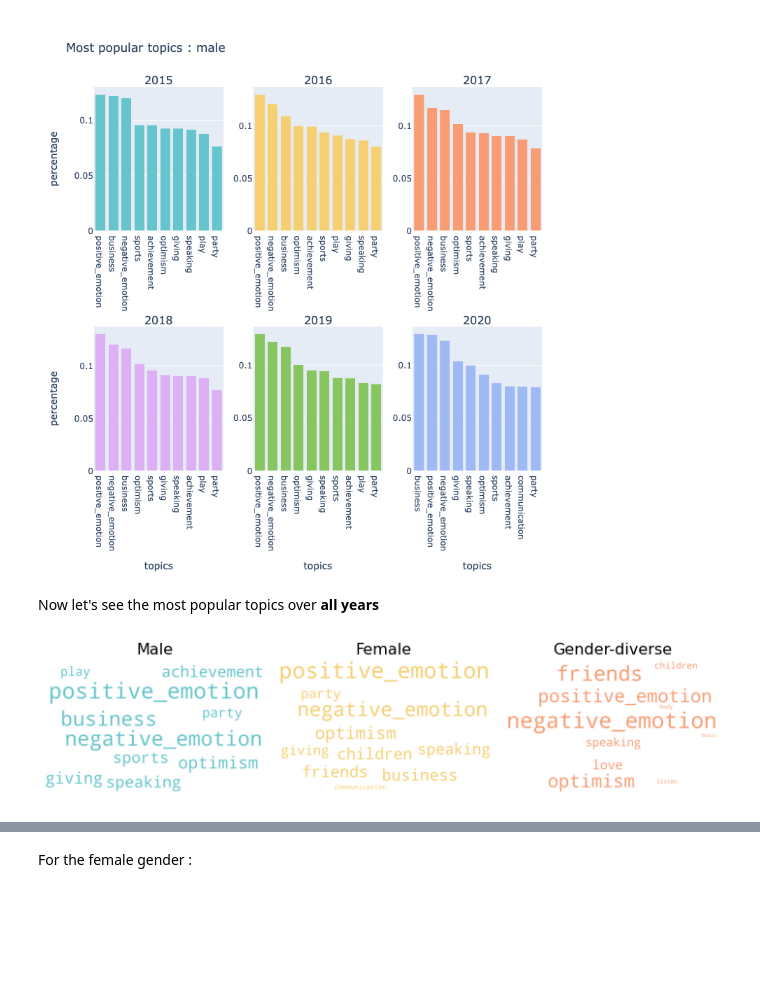
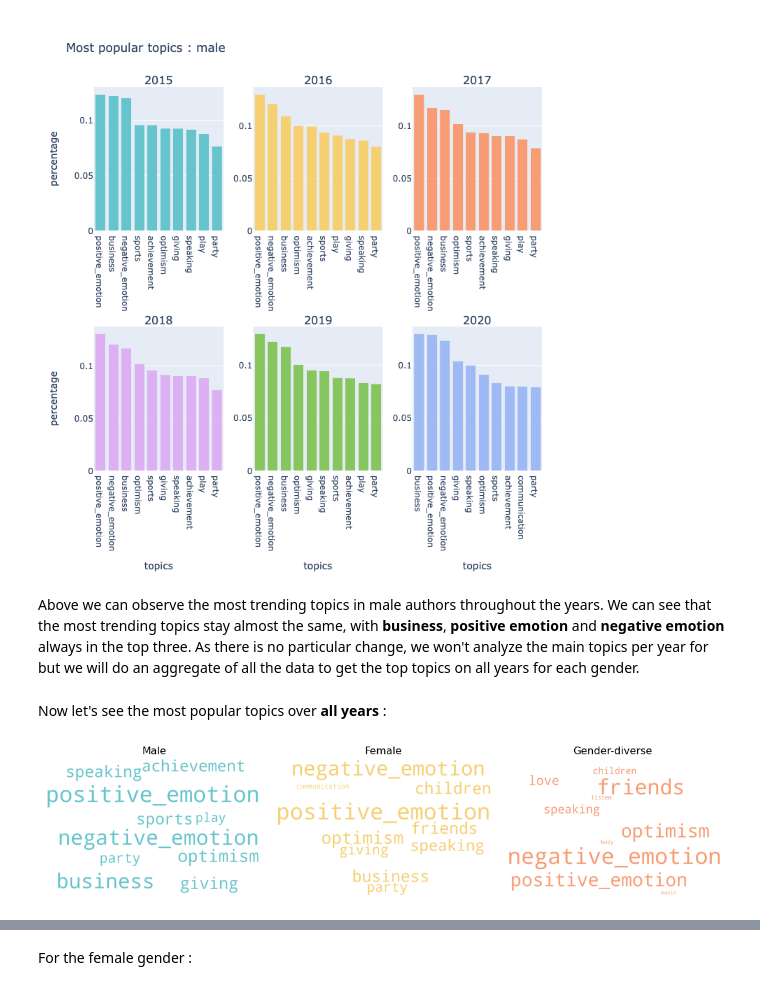
Before and after one commit to epfl-ada/ada-2021-project-palomamo, a Jupyter notebook: gender_topics.ipynb, the cells around one changed output, grey strips where cells are left out. Cells and saved outputs as stored; diff of their text form; code cells hidden in the pictures; blank space fills up the shorter version.

Commit message:
added analysis and redid graphs

```diff
--- a/gender_topics.ipynb
+++ b/gender_topics.ipynb
@@ -543,38 +551,40 @@ categorical_plot_allyears(male_topics,'male','male_topics')
 Image('docs/imgs/males_bar.png')
 # %% [output]
 [figure]
+# %% [markdown]
+Above we can observe the most trending topics in male authors throughout the years. We can see that the most trending topics stay almost the same, with **business**, **positive emotion** and **negative emotion** always in the top three. As there is no particular change, we won't analyze the main topics per year for but we will do an aggregate of all the data to get the top topics on all years for each gender.
 # %% [markdown]
-Now let's see the most popular topics over **all years**
+Now let's see the most popular topics over **all years** :
 # %%
 #color palette
 cols = [(102,197,204), (246,207,113),(248,156,116)]
 
 # plot
-fig, axes = plt.subplots(1, 3, figsize=(10,10), sharex=True, sharey=True)
+fig, axes = plt.subplots(1, 3, figsize=(15,15), sharex=True, sharey=True)
 
 cloud = WordCloud(width=3000,
                   height=1900,
                   prefer_horizontal=1.0,
                   max_words=10,
                   background_color='white',
                   relative_scaling = 1,
                   color_func=lambda *args, **kwargs: cols[i])
 
 for i, ax in enumerate(axes.flatten()):
     fig.add_subplot(ax)
     topic_words = n_most[i]
     cloud.generate_from_frequencies(topic_words, max_font_size=300)
     plt.gca().imshow(cloud)
     plt.gca().set_title(genders[i], fontdict=dict(size=16))
     plt.gca().axis('off')
 
 
 plt.subplots_adjust(wspace=0, hspace=0)
 plt.axis('off')
 plt.margins(x=0, y=0)
 plt.tight_layout()
 #save to png
 plt.savefig('docs/_includes/word_cloud.png',  bbox_inches='tight')
 plt.show()
 # %% [output]
-[figure, old version]
+[figure, new version]
```
Also changed, not shown: parts of 29 cells of this notebook.
